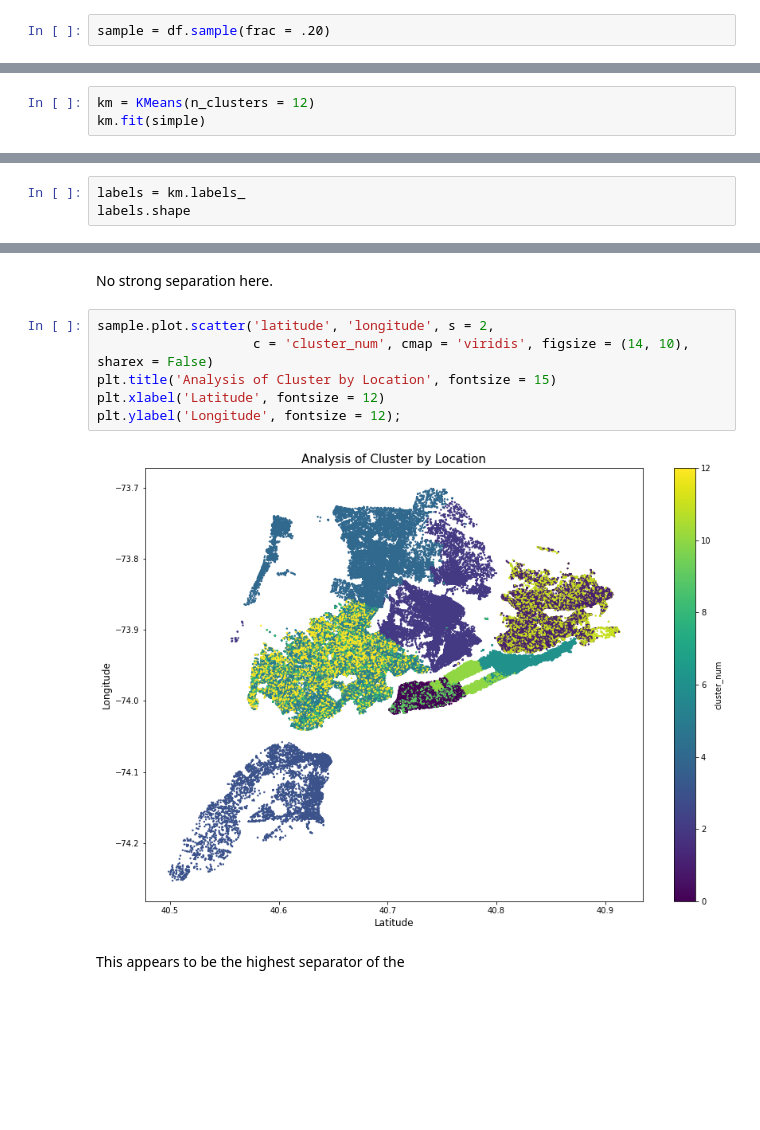
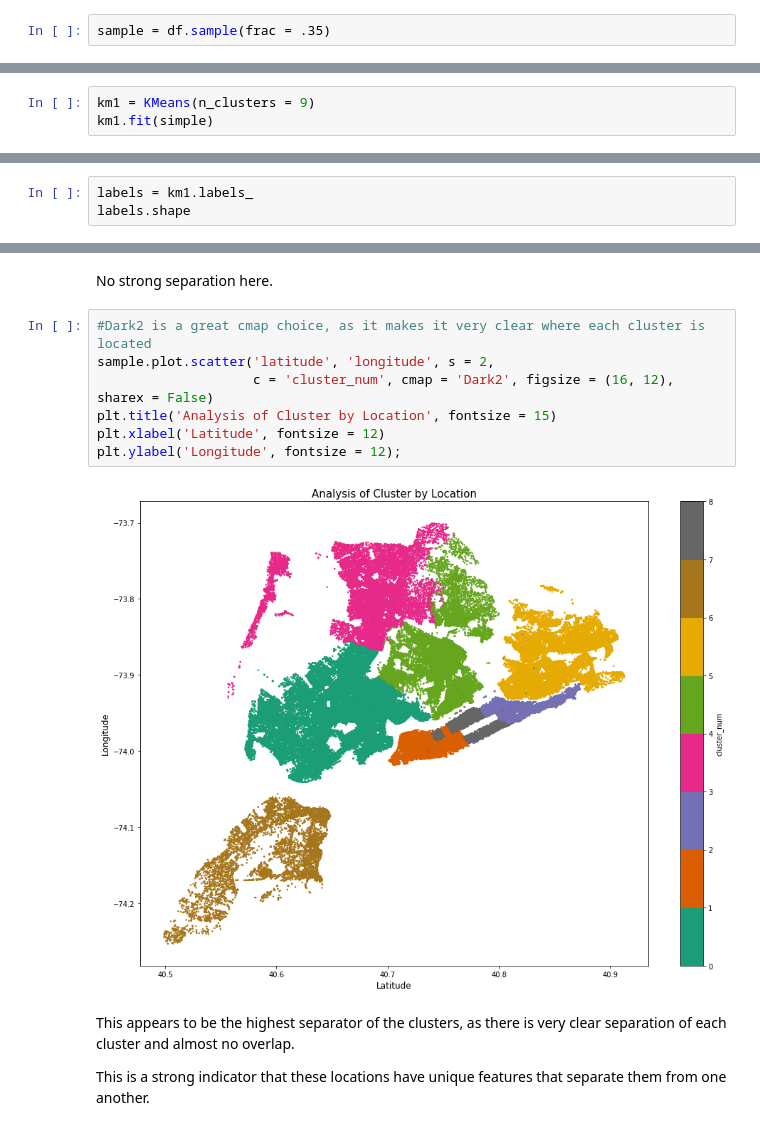
Before and after one commit to tlunderwood2014/nyc_crime_analysis, a Jupyter notebook: Crime_Analysis.ipynb, the cells around one changed output, grey strips where cells are left out. Drawn from its saved outputs; the diff is of its cells as text; blank space fills up the shorter version.

```diff
--- a/Crime_Analysis.ipynb
+++ b/Crime_Analysis.ipynb
@@ -99,7 +99,7 @@ This data is simply too large to analyze under time contraints. I will have to s
 ## Subset Analysis
 ---
 # %%
-sample = df.sample(frac = .20)
+sample = df.sample(frac = .35)
 # %%
 X = sample.drop(columns = ['cmplnt_num','cmplnt_fr_dt', 'cmplnt_fr_tm', 'rpt_dt'])
 X = pd.get_dummies(X, columns = morons, drop_first = True)
@@ -209,6 +197,6 @@ elbow(simple, low = 16, high = 25)
 # %% [markdown]
 Looks like k = 12 and k = 13 may be helpful.
 # %%
-km = KMeans(n_clusters = 12)
-km.fit(simple)
+km1 = KMeans(n_clusters = 9)
+km1.fit(simple)
 # %% [output]
@@ -234,4 +222,4 @@ silhouette_score(simple, km.labels_)
 # %%
-labels = km.labels_
+labels = km1.labels_
 labels.shape
 # %% [output]
@@ -421,12 +376,15 @@ plt.ylabel('Population', fontsize = 12);
 # %% [markdown]
 No strong separation here.
 # %%
+#Dark2 is a great cmap choice, as it makes it very clear where each cluster is located
 sample.plot.scatter('latitude', 'longitude', s = 2,
-                    c = 'cluster_num', cmap = 'viridis', figsize = (14, 10), sharex = False)
+                    c = 'cluster_num', cmap = 'Dark2', figsize = (16, 12), sharex = False)
 plt.title('Analysis of Cluster by Location', fontsize = 15)
 plt.xlabel('Latitude', fontsize = 12)
 plt.ylabel('Longitude', fontsize = 12);
 # %% [output]
-[figure, old version]
+[figure, new version]
-# %% [markdown]
-This appears to be the highest separator of the
+# %% [markdown]
+This appears to be the highest separator of the clusters, as there is very clear separation of each cluster and almost no overlap.
+
+This is a strong indicator that these locations have unique features that separate them from one another.
```
Also changed, not shown: parts of 43 cells of this notebook.
